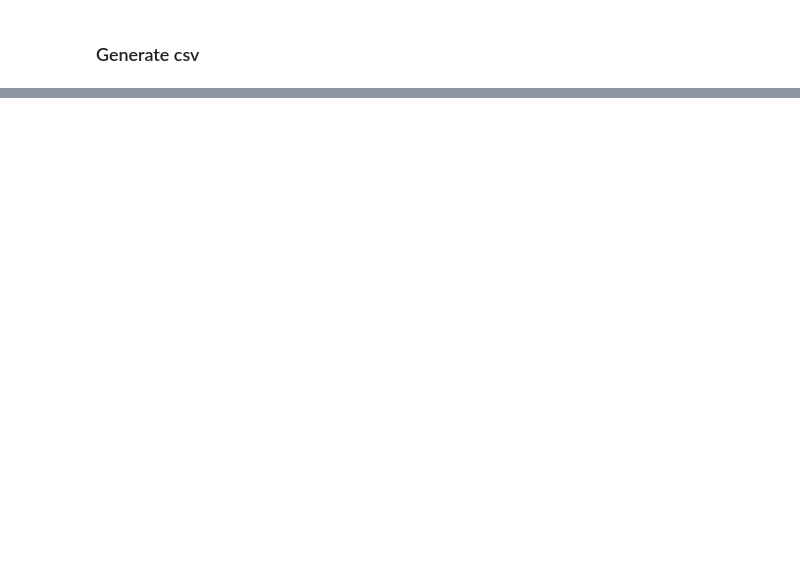
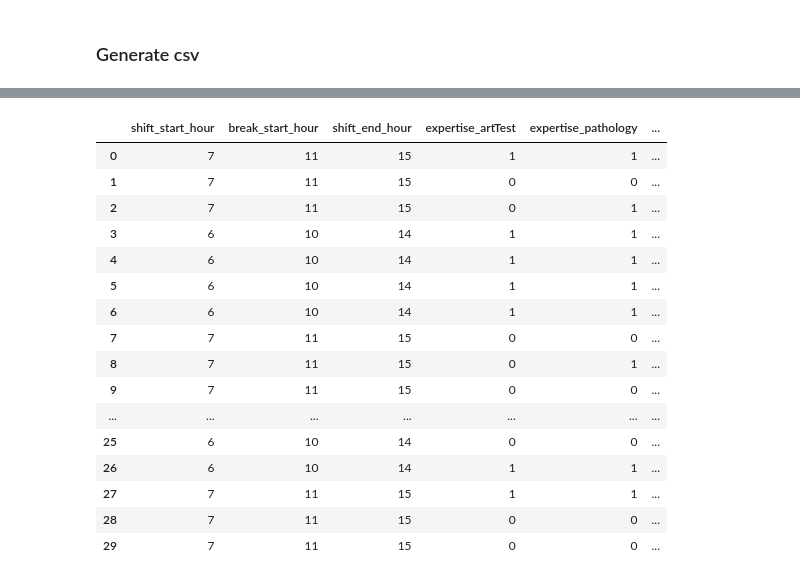
Before and after one commit to joannecya/Capstone-Project, a Jupyter notebook: Simulation/Creating fake data.ipynb, the cells around one changed output, grey strips where cells are left out. Drawn from its saved outputs; the diff is of its cells as text; code cells hidden in the pictures; blank space fills up the shorter version.

```diff
--- a/Simulation/Creating fake data.ipynb
+++ b/Simulation/Creating fake data.ipynb
@@ -111,37 +107,42 @@ def create_phleb_df(size=phleb_size, seed=seed):
 
     df = pd.DataFrame()
     # start shift either at 6 or 7
-    df['shift_start_hour'] = rng.integers(6, 8, size)
-    df['shift_start'] = rng.choice(pd.date_range(start_date, end_date), size)
-    df['shift_start'] += pd.to_timedelta(df.shift_start_hour, unit='h')
+    df['shift_start'] = rng.integers(6, 8, size)
 
     # start break 4 hours after of work
-    df['break_start'] = df['shift_start'] + pd.to_timedelta(4, unit='h')
+    df['break_start'] = df['shift_start'] + 4
 
     # shift ends after 8 hours
-    df['shift_end'] = df['shift_start'] + pd.to_timedelta(8, unit='h')
+    df['shift_end'] = df['shift_start'] + 8
 
     # random number of skills
     df['num_skills'] =  rng.integers(1, len(skills)+1, size) # each phleb must have at least 1 skill
     # randomly choose skills from list of skills based
     df['skillset'] = df.num_skills.apply(lambda x: str(rng.choice(skills, x, replace=False, shuffle=True))[1:-1]).str.replace("'",'')
     # one-hot encoded columns
-    dummies = df['skillset'].str.get_dummies(sep=" ")
+    dummies = df['skillset'].str.get_dummies(sep=" ").add_prefix('expertise_')
     # join df with one-hot encoded columns
     df = pd.concat([df, dummies], axis=1)
 
+    # carrying capacity
+    df['capacity'] = 20
+
+    # cost of hiring
+    df['cost'] = 800 * (1.1**(df['num_skills'] - 1)) # basepay of 800, 20% increase for additional skills
+
+    # service rating
+    df['service_rating'] = rng.lognormal(mean=4.5, sigma=0.1, size=size)
+    df['service_rating'] = df['service_rating'] / df['service_rating'].max() *5.0 # scale to range of 0.0 to 5.0
+    df['service_rating'] = df['service_rating'].round(decimals=1)
+
     # coordinates of phlebo's home
-    home = generate_coords(size=size)
-    df['home_long'] = home[0]
-    df['home_lat'] = home[1]
-    df['district'] = home[2]
+    df['home_long'] = phleb_home_coords['x'].to_numpy()
+    df['home_lat'] = phleb_home_coords['y'].to_numpy()
 
-    # coordinates of catchment area
-    catchment = generate_coords(size=1)
-    df['catchment_long'] = catchment[0][0]
-    df['catchment_lat'] = catchment[1][0]
+    # set phleb id
+    df['phleb_id'] = df.index
 
+    df.drop(['num_skills', 'skillset'], inplace=True, axis=1)
     print(df)
-    df.drop(['num_skills', 'skillset'], inplace=True, axis=1)
-    df.to_csv(f"Data/phleb_data_{seed}.csv", index=False)
+    df.to_csv(f"../Simulated Data/phleb_data_{seed}.csv", index=False)
     return df
@@ -191,6 +221,7 @@ def create_orders_df(size=order_size, seed=seed):
 # %%
 # run functions
 print(f"Seed: {seed}")
-create_phleb_df()
-create_orders_df()
+phleb = create_phleb_df()
+orders = create_orders_df()
+catchment_areas = create_catchment_df()
 # %% [output]
@@ -233,0 +275,20 @@ District selected: Ratlam
+# %%
+phleb
+# %% [output]
+|  | shift_start_hour | break_start_hour | shift_end_hour | expertise_artTest | expertise_pathology | ... |
+| 0 | 7 | 11 | 15 | 1 | 1 | ... |
+| 1 | 7 | 11 | 15 | 0 | 0 | ... |
+| 2 | 7 | 11 | 15 | 0 | 1 | ... |
+| 3 | 6 | 10 | 14 | 1 | 1 | ... |
+| 4 | 6 | 10 | 14 | 1 | 1 | ... |
+| 5 | 6 | 10 | 14 | 1 | 1 | ... |
+| 6 | 6 | 10 | 14 | 1 | 1 | ... |
+| 7 | 7 | 11 | 15 | 0 | 0 | ... |
+| 8 | 7 | 11 | 15 | 0 | 1 | ... |
+| 9 | 7 | 11 | 15 | 0 | 0 | ... |
+| ... | ... | ... | ... | ... | ... | ... |
+| 25 | 6 | 10 | 14 | 0 | 0 | ... |
+| 26 | 6 | 10 | 14 | 1 | 1 | ... |
+| 27 | 7 | 11 | 15 | 1 | 1 | ... |
+| 28 | 7 | 11 | 15 | 0 | 0 | ... |
+| 29 | 7 | 11 | 15 | 0 | 0 | ... |
```
Also changed, not shown: parts of 11 cells of this notebook, 14 other files.
